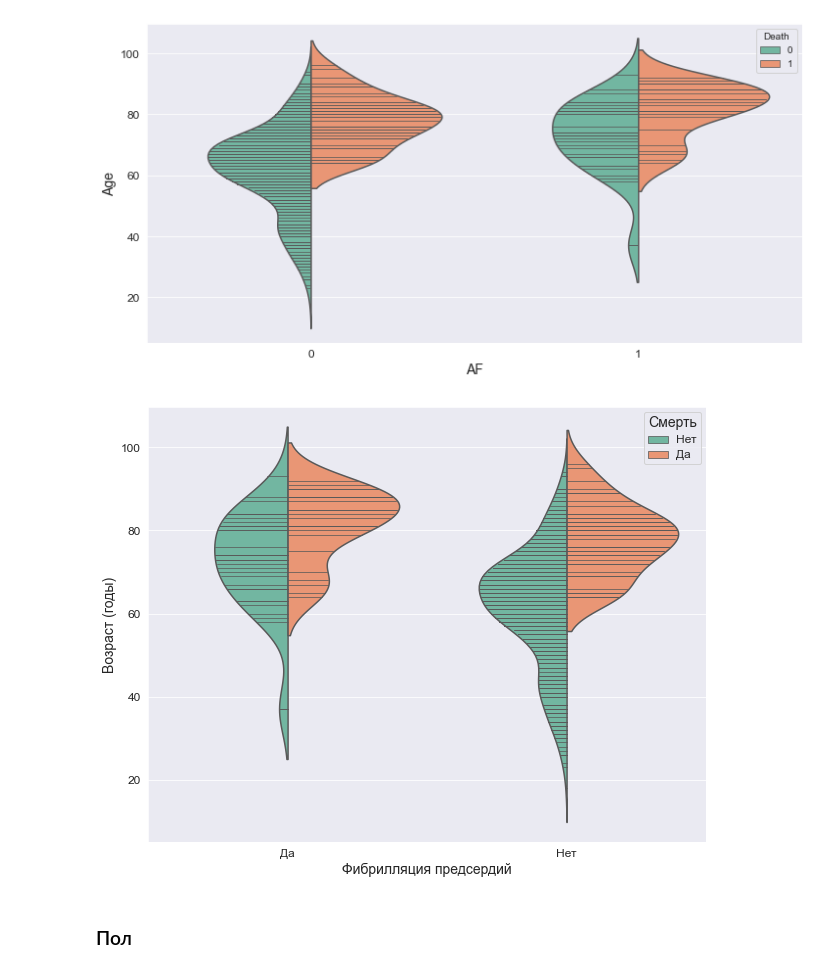
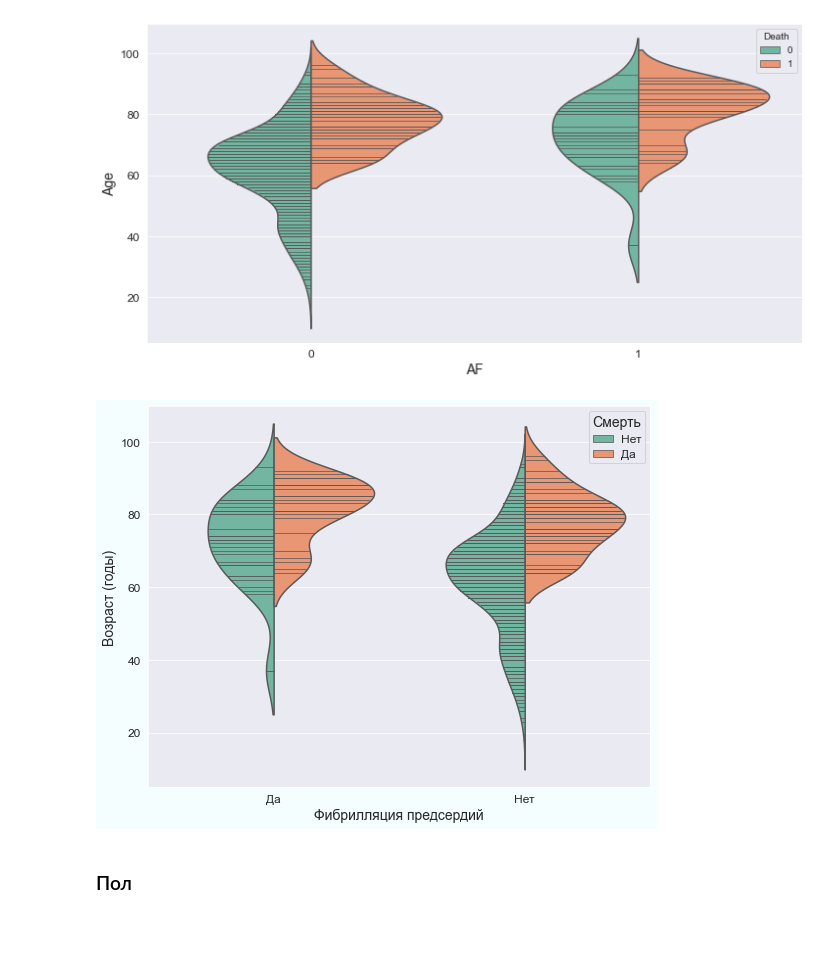
Before and after one commit to Aleee/rsschool_ml, a Jupyter notebook: !Report.ipynb, the cells around one changed output. Drawn from its saved outputs; the diff is of its cells as text; code cells hidden in the pictures; blank space fills up the shorter version.

```diff
--- a/!Report.ipynb
+++ b/!Report.ipynb
@@ -228,15 +241,15 @@ sns.violinplot(x="AF", y="Age", hue="Death", data=data, palette="Set2", inner="s
 # %% [output]
 [figure]
 # %%
-plt.figure(figsize=(10, 8));
+plt.figure(figsize=(9, 7), facecolor="#F4FEFF");
 ax = sns.violinplot(x=data["AF"].map({0: "Нет", 1: "Да"}), y=data["Age"], hue=data["Death"].map({0: "Нет", 1: "Да"}), palette="Set2", inner="stick", split=True);
 ax.set_xlabel("Фибрилляция предсердий");
 ax.set_ylabel("Возраст (годы)");
 plt.legend(title="Смерть");
 plt.setp(ax.get_legend().get_texts(), fontsize='12'); # for legend text
 plt.setp(ax.get_legend().get_title(), fontsize='14'); # for legend title
 # %% [output]
-[figure, old version]
+[figure, new version]
 # %% [markdown]
 ### Пол
 # %%
```
Also changed, not shown: parts of 16 cells of this notebook.
